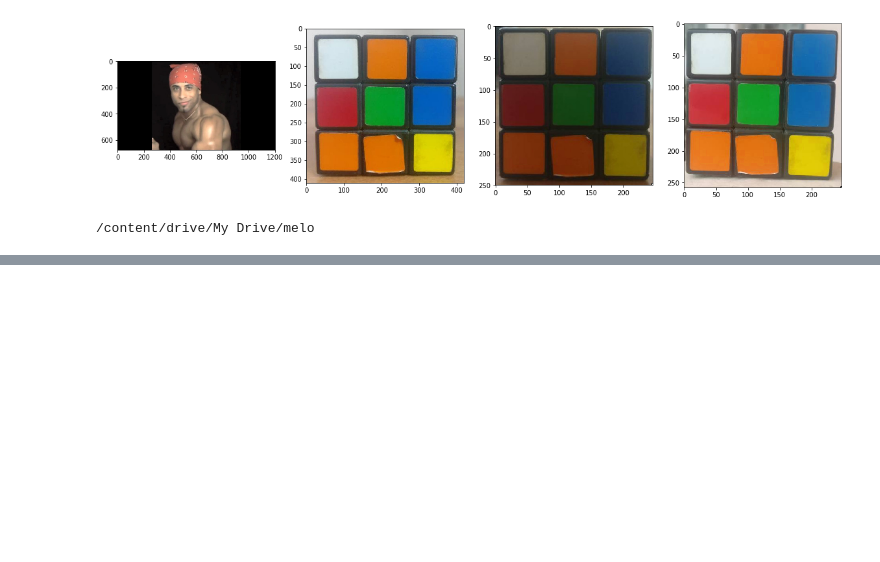
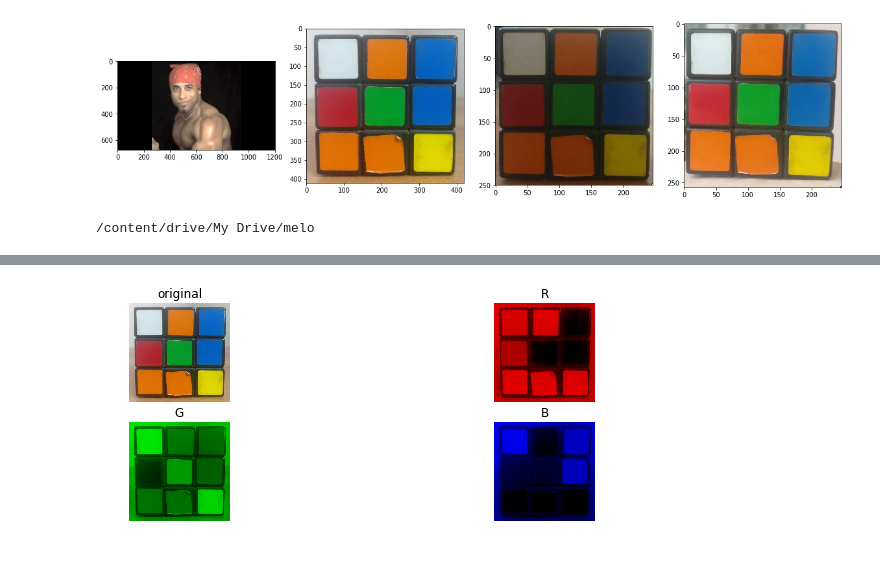
Before and after one commit to tinanano19/melo, a Jupyter notebook: rico.ipynb, the cells around one changed output, grey strips where cells are left out. Cells and saved outputs as stored; diff of their text form; code cells hidden in the pictures; blank space fills up the shorter version.

```diff
--- a/rico.ipynb
+++ b/rico.ipynb
@@ -68,0 +79,16 @@ def display4(a, b, c, d, title1='Original', title2='Editada1', title3='Editada2'
+# %%
+count = 2
+plt.figure(figsize=(12,4))
+plt.subplot(2,2,1), plt.imshow(img_RGB/255.0), plt.title("original")
+plt.axis("off")
+
+for i, lab in enumerate(["R", "G", "B"]):
+    crgb = np.zeros(img_RGB.shape)
+    crgb[:,:,i] = img_RGB[:,:,i]
+    plt.subplot(2,2,count), plt.imshow(crgb/255.0), plt.title(lab)
+    plt.axis("off")
+    count += 1
+
+plt.show()
+# %% [output]
+[figure, added]
```
Also changed, not shown: parts of 2 cells of this notebook.
